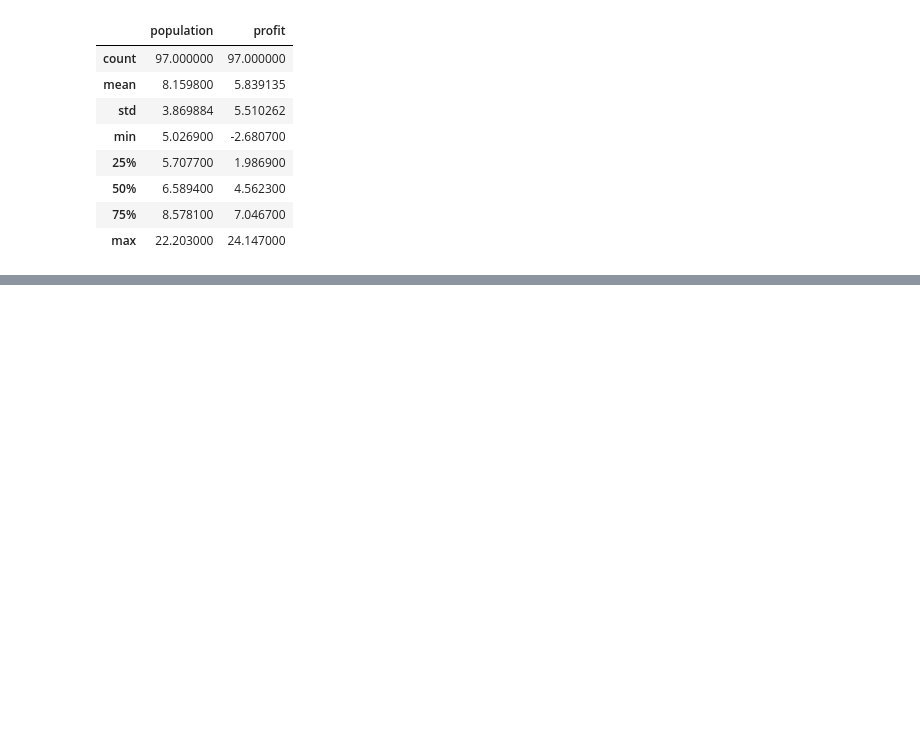
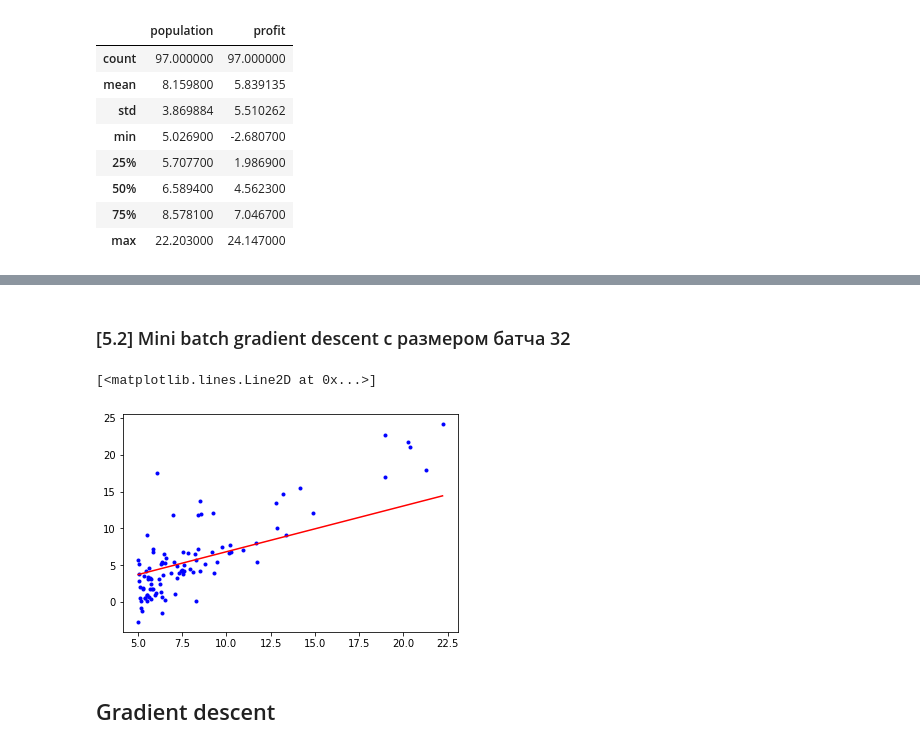
Before and after one commit to nikage/ds-and-ml-course, a Jupyter notebook: task1 2/linear_regression-task1-2.ipynb, the cells around one changed output, grey strips where cells are left out. Drawn from its saved outputs; the diff is of its cells as text; code cells hidden in the pictures; blank space fills up the shorter version.

Commit message:
implement stochastic gradient descent

```diff
--- a/task1 2/linear_regression-task1-2.ipynb
+++ b/task1 2/linear_regression-task1-2.ipynb
@@ -105,0 +99,12 @@ errors[-1]
+# %% [markdown]
+### [5.2] Mini batch gradient descent с размером батча 32
+# %%
+x = np.linspace(data['population'].min(), data['population'].max())
+y_pred = x * theta[1][-1] + theta[1][-1]
+plt.plot(data['population'], data['profit'], '.b')
+plt.plot(x, y_pred, '-r')
+# %% [output]
+[<matplotlib.lines.Line2D at 0x...>]
+[figure, added]
+# %% [markdown]
+## Gradient descent
```
Also changed, not shown: parts of 9 cells of this notebook, 1 other file.
